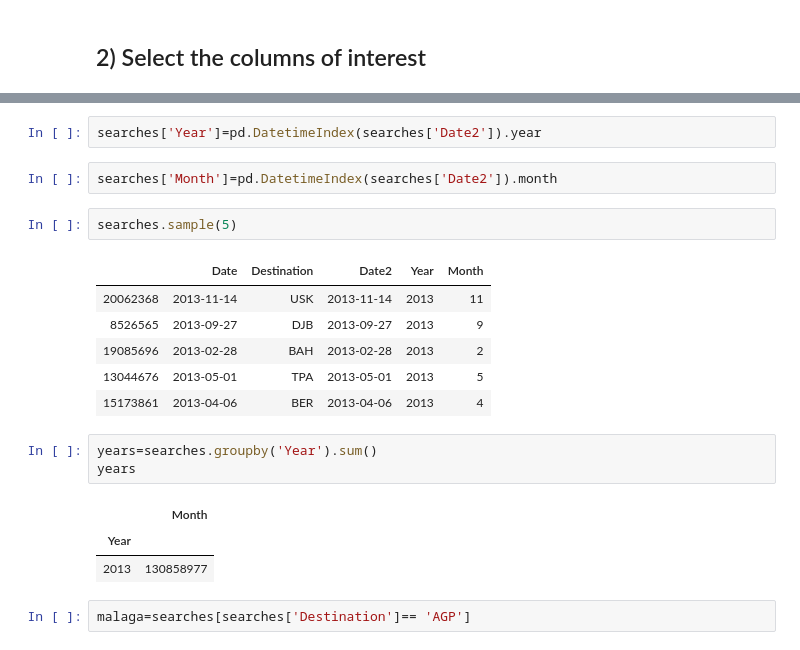
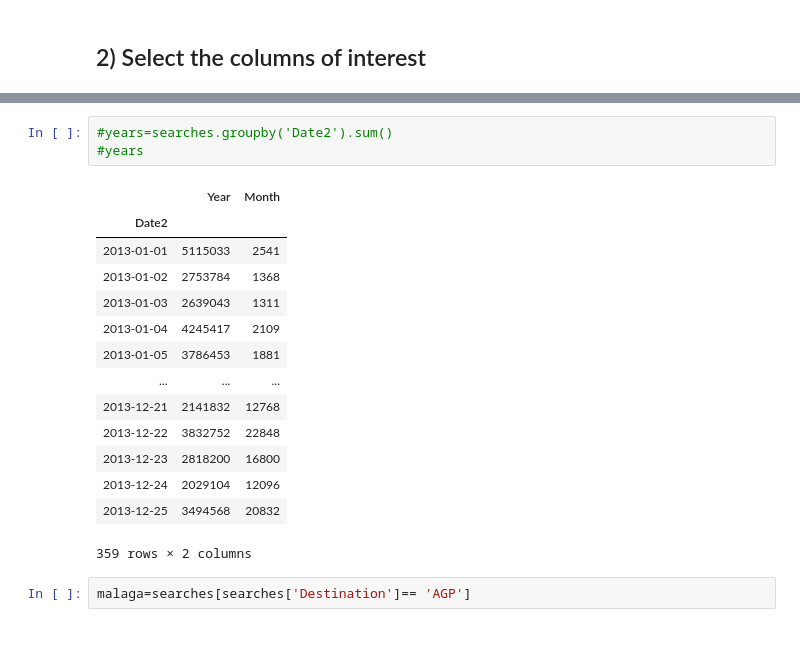
Before and after one commit to etajadura/amadeus_challenge, a Jupyter notebook: exercise3.ipynb, the cells around one changed output, grey strips where cells are left out. Saved outputs shown, nothing was run; the diff lists cells and outputs as text.

```diff
--- a/exercise3.ipynb
+++ b/exercise3.ipynb
@@ -197,23 +327,21 @@ searches.sample(5)
-# %%
-searches['Year']=pd.DatetimeIndex(searches['Date2']).year
-# %%
-searches['Month']=pd.DatetimeIndex(searches['Date2']).month
-# %%
-searches.sample(5)
-# %% [output]
-|  | Date | Destination | Date2 | Year | Month |
-| 20062368 | 2013-11-14 | USK | 2013-11-14 | 2013 | 11 |
-| 8526565 | 2013-09-27 | DJB | 2013-09-27 | 2013 | 9 |
-| 19085696 | 2013-02-28 | BAH | 2013-02-28 | 2013 | 2 |
-| 13044676 | 2013-05-01 | TPA | 2013-05-01 | 2013 | 5 |
-| 15173861 | 2013-04-06 | BER | 2013-04-06 | 2013 | 4 |
 # %%
-years=searches.groupby('Year').sum()
-years
+#years=searches.groupby('Date2').sum()
+#years
 # %% [output]
-|  | Month |
-| Year |  |
-| 2013 | 130858977 |
+|  | Year | Month |
+| Date2 |  |  |
+| 2013-01-01 | 5115033 | 2541 |
+| 2013-01-02 | 2753784 | 1368 |
+| 2013-01-03 | 2639043 | 1311 |
+| 2013-01-04 | 4245417 | 2109 |
+| 2013-01-05 | 3786453 | 1881 |
+| ... | ... | ... |
+| 2013-12-21 | 2141832 | 12768 |
+| 2013-12-22 | 3832752 | 22848 |
+| 2013-12-23 | 2818200 | 16800 |
+| 2013-12-24 | 2029104 | 12096 |
+| 2013-12-25 | 3494568 | 20832 |
+359 rows × 2 columns
 # %%
 malaga=searches[searches['Destination']== 'AGP']
 # %%
```
Also changed, not shown: parts of 29 cells of this notebook, 1 other file.
